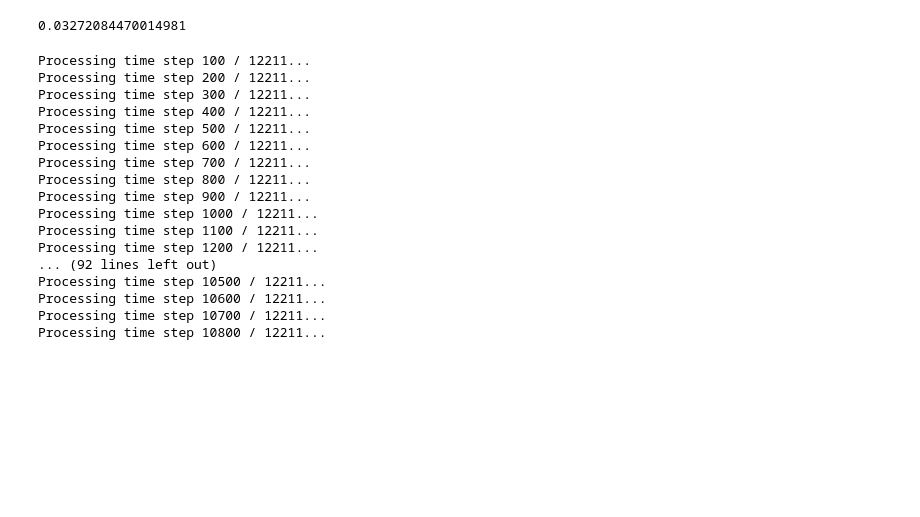
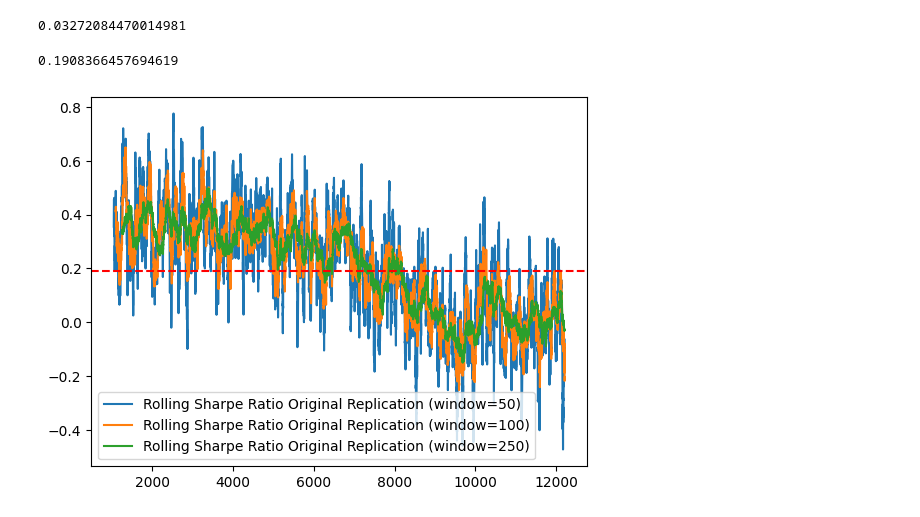
Before and after one commit to Ishikajj/possibilistic-portfolio-optimisation-py, a Jupyter notebook: src/analysis.ipynb, the cells around one changed output. Saved outputs shown, nothing was run; the diff lists cells and outputs as text; code cells hidden in the pictures; blank space fills up the shorter version.

```diff
--- a/src/analysis.ipynb
+++ b/src/analysis.ipynb
@@ -104,36 +111,31 @@ sharpe_ratio_market_weight
 # %% [output]
 0.03272084470014981
 # %%
-import json
-original_replication_predicted_means_and_covs = bayesian_averaging.run_core(df_excess_Returns_1963_prepared, burn_in=burn_in)
-with open(BASE_DIR / "../../datasets/original_replication_predicted_means_and_covs.json", "w") as f:
-    json.dump(original_replication_predicted_means_and_covs, f)
-original_replication_bayesian_weights = markowitz_unconstrained(
-    original_replication_predicted_means_and_covs,
-    df_excess_Returns_1963_prepared,
-    burn_in=burn_in,
-    periods_until_investment=periods_until_investment
-)
-sharpe_ratio_original_replication = calculate_sharpe_ratio(df_excess_Returns_1963_prepared, original_replication_bayesian_weights)
-sharpe_ratio_original_replication
+import pickle
+with open ("file.pkl", "rb") as f:
+    original_replication_predicted_means_and_covs = pickle.load(f)
-# %% [output]
-Processing time step 100 / 12211...
-Processing time step 200 / 12211...
-Processing time step 300 / 12211...
-Processing time step 400 / 12211...
-Processing time step 500 / 12211...
-Processing time step 600 / 12211...
-Processing time step 700 / 12211...
-Processing time step 800 / 12211...
-Processing time step 900 / 12211...
-Processing time step 1000 / 12211...
-Processing time step 1100 / 12211...
-Processing time step 1200 / 12211...
-... (92 lines left out)
-Processing time step 10500 / 12211...
-Processing time step 10600 / 12211...
-Processing time step 10700 / 12211...
-Processing time step 10800 / 12211...
+# %%
+original_replication_bayesian_weights = markowitz_unconstrained(
+    original_replication_predicted_means_and_covs,
+    df_excess_Returns_1963_prepared,
+    burn_in=burn_in,
+    periods_until_investment=periods_until_investment
+)
+sharpe_ratio_original_replication = calculate_sharpe_ratio(df_excess_Returns_1963_prepared, original_replication_bayesian_weights)
+sharpe_ratio_original_replication
+# %% [output]
+0.1908366457694619
 # %%
-rolling_sharpe_ratio_original_replication = rolling_sharpe_ratio(df_excess_Returns_1963_prepared, original_replication_bayesian_weights, window=50)
-rolling_sharpe_ratio_original_replication
+rolling_sharpe_ratio_original_replication_50 = rolling_sharpe_ratio(df_excess_Returns_1963_prepared, original_replication_bayesian_weights, window=50)
+rolling_sharpe_ratio_original_replication_100 = rolling_sharpe_ratio(df_excess_Returns_1963_prepared, original_replication_bayesian_weights, window=100)
+rolling_sharpe_ratio_original_replication_250 = rolling_sharpe_ratio(df_excess_Returns_1963_prepared, original_replication_bayesian_weights, window=250)
+# %%
+import matplotlib.pyplot as plt
+plt.plot(rolling_sharpe_ratio_original_replication_50, label="Rolling Sharpe Ratio Original Replication (window=50)")
+plt.plot(rolling_sharpe_ratio_original_replication_100, label="Rolling Sharpe Ratio Original Replication (window=100)")
+plt.plot(rolling_sharpe_ratio_original_replication_250, label="Rolling Sharpe Ratio Original Replication (window=250)")
+plt.axhline(y=sharpe_ratio_original_replication, color = "red", linestyle="--")
+plt.legend()
+plt.show()
+# %% [output]
+[figure, added]
```
Also changed, not shown: parts of 7 cells of this notebook, 7 other files.
